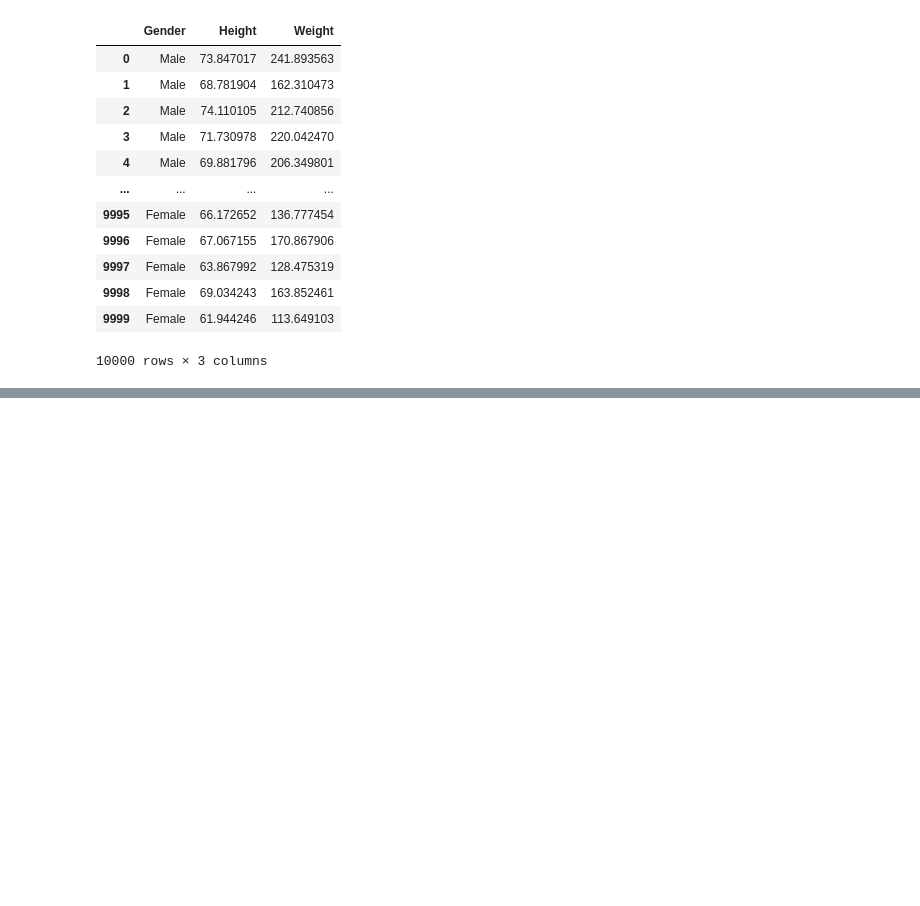
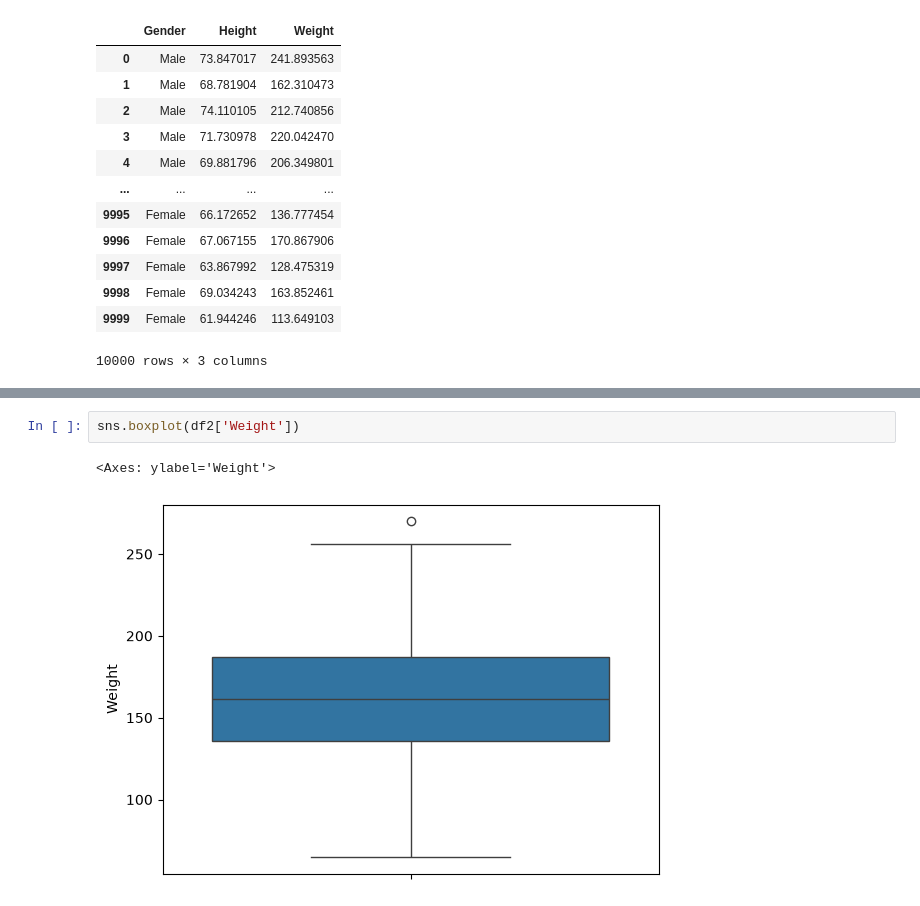
Before and after one commit to tiarapardosi/CERTAN-2026, a Jupyter notebook: Week 2/42324018_W2S03_Modul1.ipynb, the cells around one changed output, grey strips where cells are left out. Saved outputs shown, nothing was run; the diff lists cells and outputs as text; blank space fills up the shorter version.

```diff
--- a/Week 2/42324018_W2S03_Modul1.ipynb
+++ b/Week 2/42324018_W2S03_Modul1.ipynb
@@ -194,0 +251,5 @@ ModuleNotFoundError: No module named 'seaborn'
+# %%
+sns.boxplot(df2['Weight'])
+# %% [output]
+<Axes: ylabel='Weight'>
+[figure, added]
```
Also changed, not shown: parts of 22 cells of this notebook, 1 other file.
